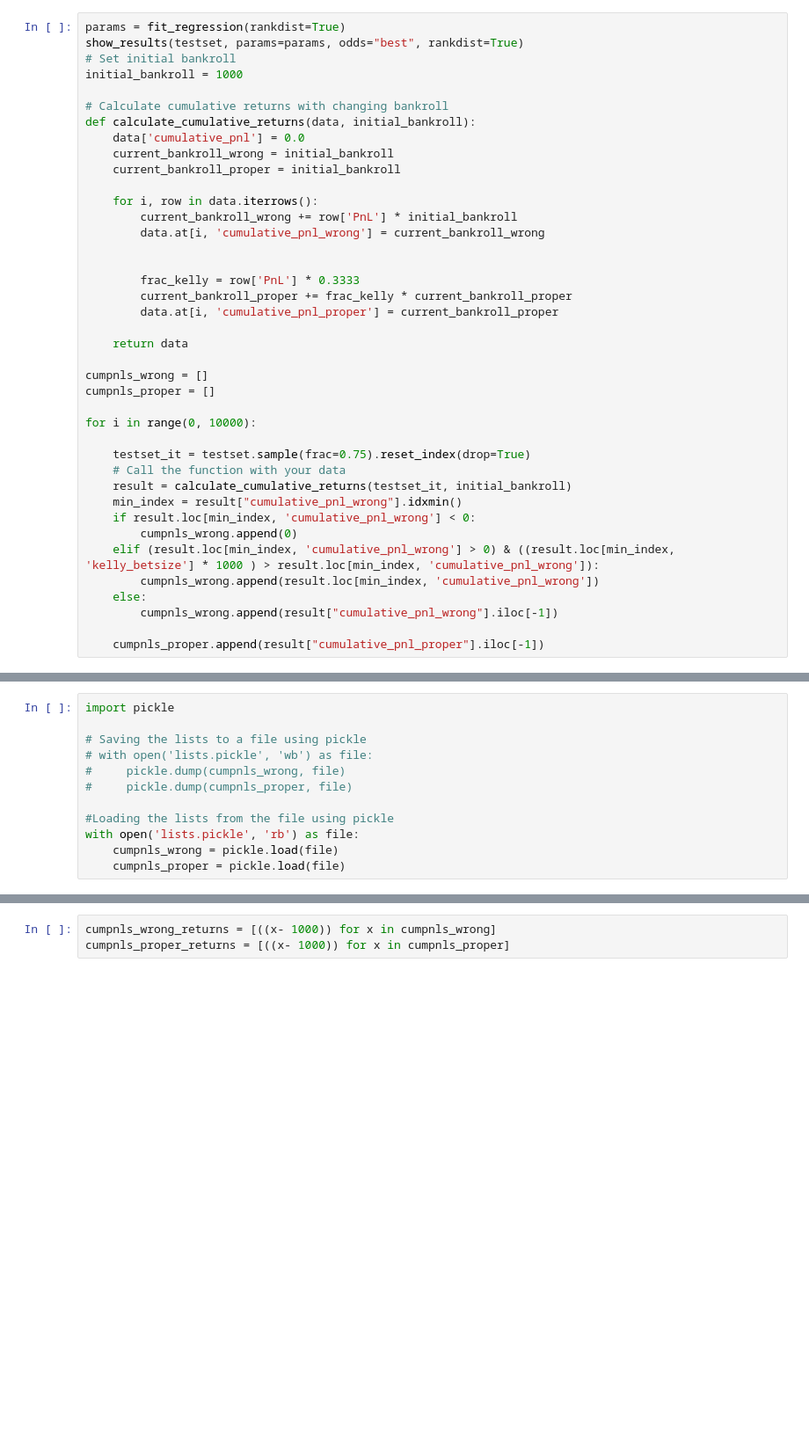
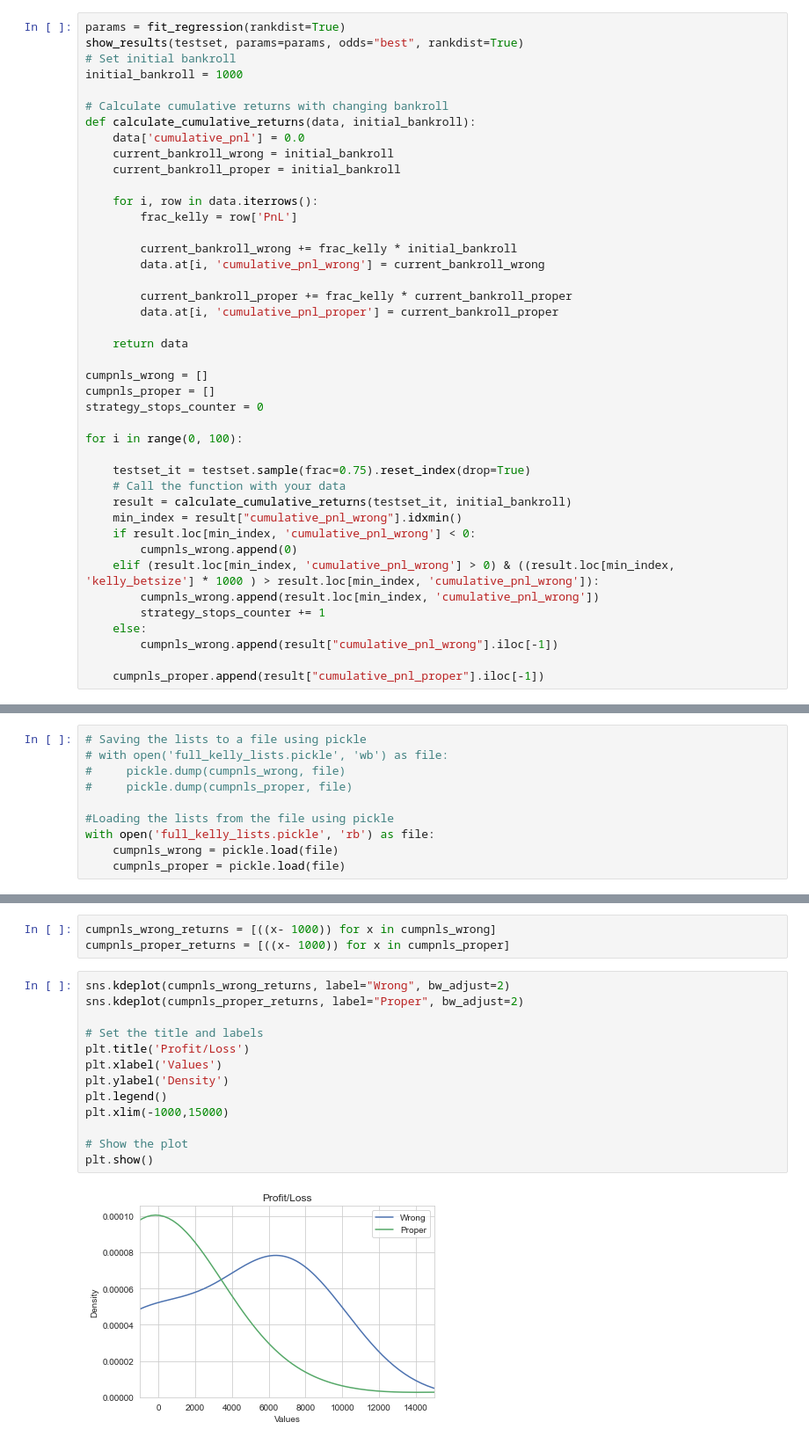
Before and after one commit to Faxulous/notFeelingTheBuzz, a Jupyter notebook: NewData.ipynb, the cells around one changed output, grey strips where cells are left out. Shown at 88% size. Drawn from its saved outputs; the diff is of its cells as text; blank space fills up the shorter version.

```diff
--- a/NewData.ipynb
+++ b/NewData.ipynb
@@ -149,11 +151,11 @@ def calculate_cumulative_returns(data, initial_bankroll):
     current_bankroll_proper = initial_bankroll
 
     for i, row in data.iterrows():
-        current_bankroll_wrong += row['PnL'] * initial_bankroll
+        frac_kelly = row['PnL']
+
+        current_bankroll_wrong += frac_kelly * initial_bankroll
         data.at[i, 'cumulative_pnl_wrong'] = current_bankroll_wrong
 
-
-        frac_kelly = row['PnL'] * 0.3333
         current_bankroll_proper += frac_kelly * current_bankroll_proper
         data.at[i, 'cumulative_pnl_proper'] = current_bankroll_proper
 
@@ -161,8 +163,9 @@ def calculate_cumulative_returns(data, initial_bankroll):
 
 cumpnls_wrong = []
 cumpnls_proper = []
+strategy_stops_counter = 0
 
-for i in range(0, 10000):
+for i in range(0, 100):
 
     testset_it = testset.sample(frac=0.75).reset_index(drop=True)
     # Call the function with your data
@@ -172,6 +175,7 @@ for i in range(0, 10000):
         cumpnls_wrong.append(0)
     elif (result.loc[min_index, 'cumulative_pnl_wrong'] > 0) & ((result.loc[min_index, 'kelly_betsize'] * 1000 ) > result.loc[min_index, 'cumulative_pnl_wrong']):
         cumpnls_wrong.append(result.loc[min_index, 'cumulative_pnl_wrong'])
+        strategy_stops_counter += 1
     else:
         cumpnls_wrong.append(result["cumulative_pnl_wrong"].iloc[-1])
 
@@ -195,14 +199,12 @@ Absolute return: 8.841301701307243
 Absolute amount bet: 274.80352210138
 ROI (%): 3.2173174614718247
 # %%
-import pickle
-
 # Saving the lists to a file using pickle
-# with open('lists.pickle', 'wb') as file:
+# with open('full_kelly_lists.pickle', 'wb') as file:
 #     pickle.dump(cumpnls_wrong, file)
 #     pickle.dump(cumpnls_proper, file)
 
 #Loading the lists from the file using pickle
-with open('lists.pickle', 'rb') as file:
+with open('full_kelly_lists.pickle', 'rb') as file:
     cumpnls_wrong = pickle.load(file)
     cumpnls_proper = pickle.load(file)
@@ -225,4 +211,19 @@ plt.show()
 # %%
 cumpnls_wrong_returns = [((x- 1000)) for x in cumpnls_wrong]
 cumpnls_proper_returns = [((x- 1000)) for x in cumpnls_proper]
+# %%
+sns.kdeplot(cumpnls_wrong_returns, label="Wrong", bw_adjust=2)
+sns.kdeplot(cumpnls_proper_returns, label="Proper", bw_adjust=2)
+
+# Set the title and labels
+plt.title('Profit/Loss')
+plt.xlabel('Values')
+plt.ylabel('Density')
+plt.legend()
+plt.xlim(-1000,15000)
+
+# Show the plot
+plt.show()
+# %% [output]
+[figure, added]
 # %%
```
Also changed, not shown: parts of 12 cells of this notebook, 1 other file.
